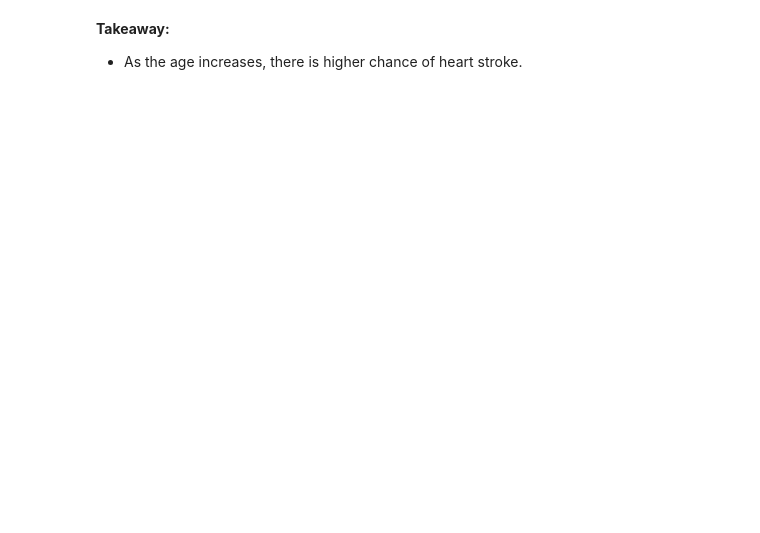
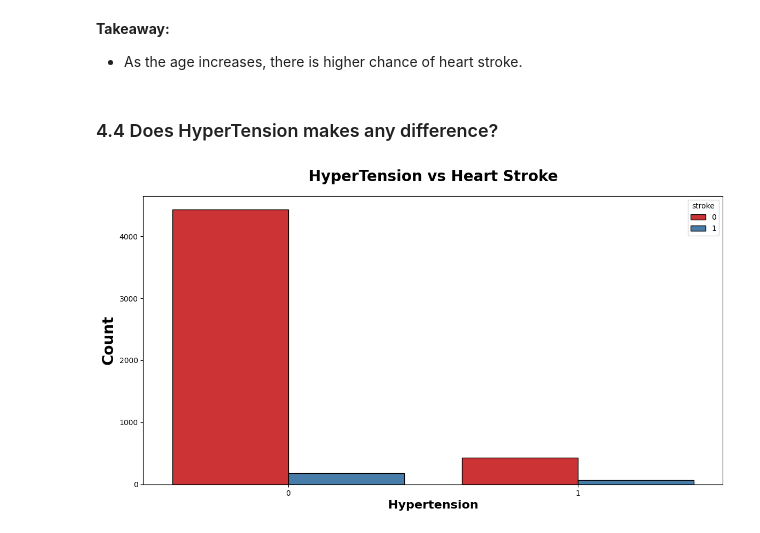
Before and after one commit to abhinandansamal/heart_stroke_prediction, a Jupyter notebook: notebooks/EDA_heart_stroke_prediction.ipynb, the cells around one changed output. Saved outputs shown, nothing was run; the diff lists cells and outputs as text; code cells hidden in the pictures; blank space fills up the shorter version.

```diff
--- a/notebooks/EDA_heart_stroke_prediction.ipynb
+++ b/notebooks/EDA_heart_stroke_prediction.ipynb
@@ -529,3 +524,17 @@ plt.savefig("images/percentage_stroke_patients.png")
 **Takeaway:**
 
 * As the age increases, there is higher chance of heart stroke.
+# %% [markdown]
+### 4.4 Does HyperTension makes any difference?
+# %%
+plt.subplots(figsize=(14, 7))
+sns.countplot(x="hypertension", data=df2, ec="black", palette="Set1", hue="stroke")
+plt.title("HyperTension vs Heart Stroke", weight="bold", fontsize=20, pad=20)
+plt.ylabel("Count", weight="bold", fontsize=20)
+plt.xlabel("Hypertension", weight="bold", fontsize=16)
+plt.show()
+
+# save plot
+# plt.savefig("images/hypertension_vs_heart_stroke.png")
+# %% [output]
+[figure, added]
```
Also changed, not shown: parts of 51 cells of this notebook, 18 other files.
